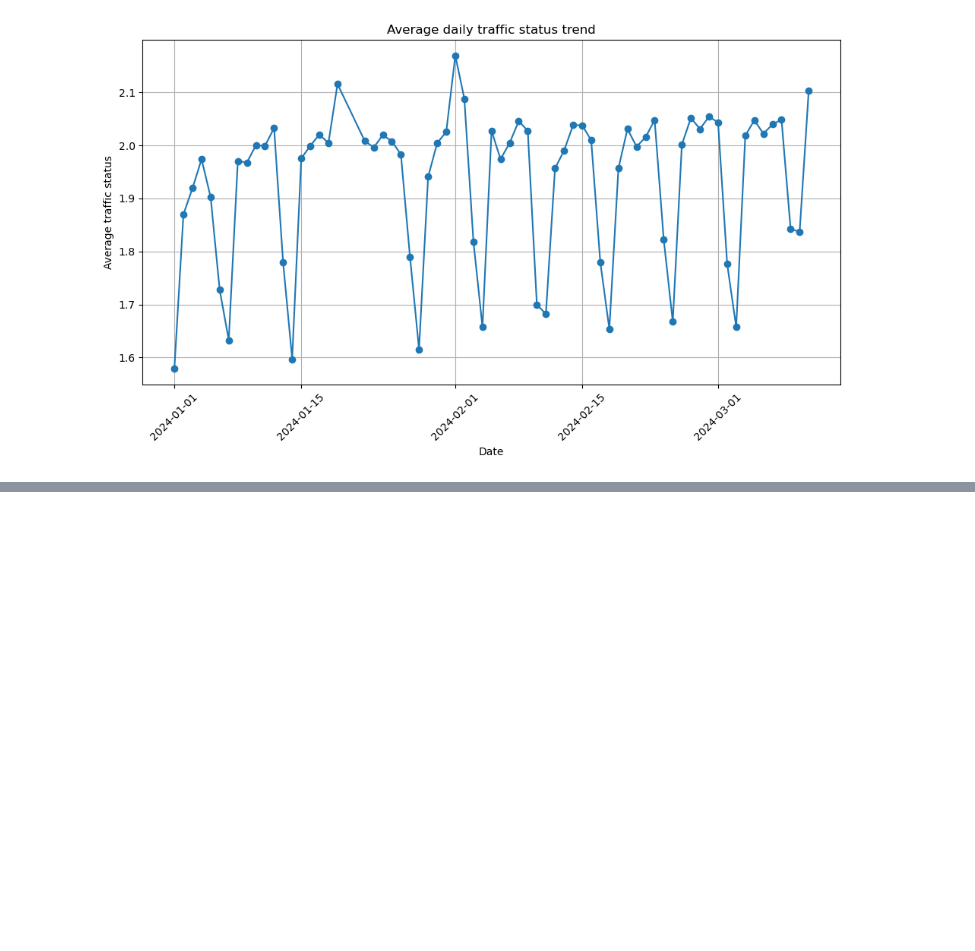
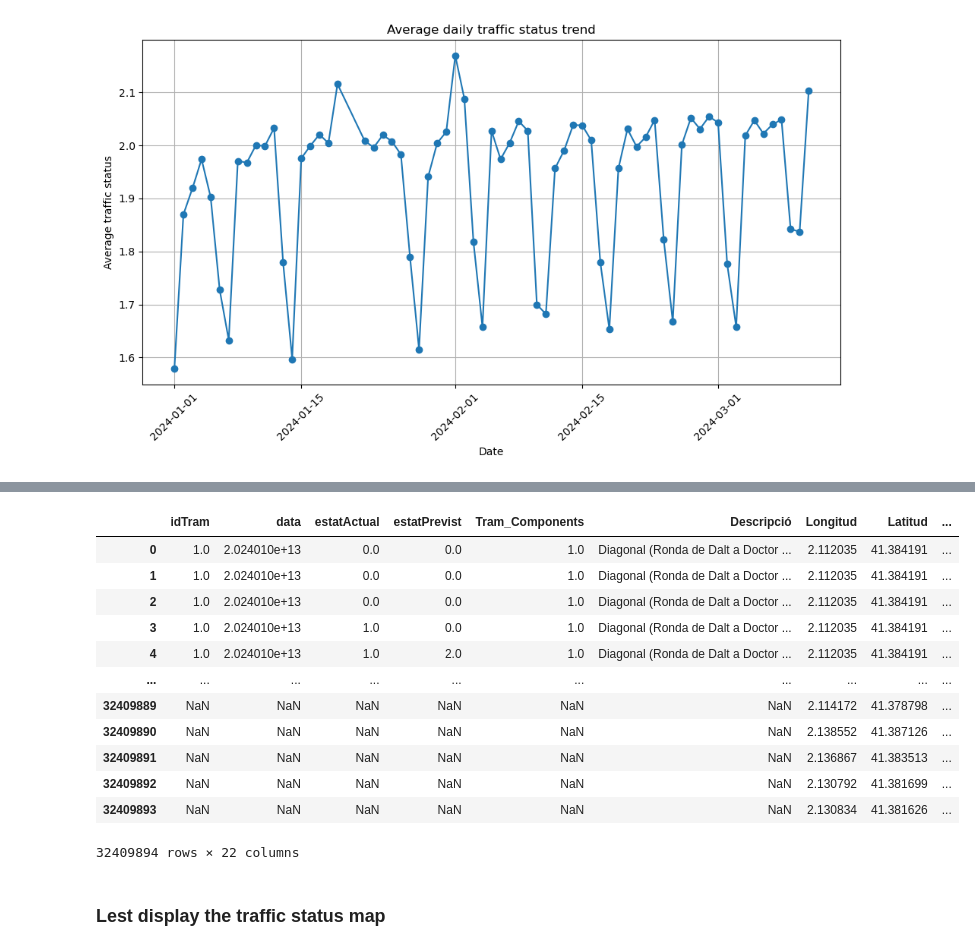
Before and after one commit to UrbanAIOptimser/parkpulse, a Jupyter notebook: parking_prediction/2024_traffic.ipynb, the cells around one changed output, grey strips where cells are left out. Cells and saved outputs as stored; diff of their text form; code cells hidden in the pictures; blank space fills up the shorter version.

```diff
--- a/parking_prediction/2024_traffic.ipynb
+++ b/parking_prediction/2024_traffic.ipynb
@@ -661,0 +652,7 @@ Traffic States 3, 4, and 5 (e.g., dense, very dense, congested): These categorie
+# %%
+df_traffic = pd.read_csv('2024_traffic.csv')
+df_infrastructure = pd.read_csv('Infraestructures_Inventari_Reserves.csv')
+
+# Merging the dataframes
+infra_df = pd.merge(df_traffic, df_infrastructure, on=['Longitud', 'Latitud'])
+print(infra_df.head())
@@ -661,0 +665,5 @@ Traffic States 3, 4, and 5 (e.g., dense, very dense, congested): These categorie
+# %%
+infra_df = pd.merge(df_traffic, df_infrastructure, on=['Longitud', 'Latitud'], how='outer')
+
+# Verificar el DataFrame fusionado
+print(infra_df.head())
@@ -661,0 +688,18 @@ Traffic States 3, 4, and 5 (e.g., dense, very dense, congested): These categorie
+# %%
+infra_df
+# %% [output]
+|  | idTram | data | estatActual | estatPrevist | Tram_Components | Descripció | Longitud | Latitud | ... |
+| 0 | 1.0 | 2.024010e+13 | 0.0 | 0.0 | 1.0 | Diagonal (Ronda de Dalt a Doctor ... | 2.112035 | 41.384191 | ... |
+| 1 | 1.0 | 2.024010e+13 | 0.0 | 0.0 | 1.0 | Diagonal (Ronda de Dalt a Doctor ... | 2.112035 | 41.384191 | ... |
+| 2 | 1.0 | 2.024010e+13 | 0.0 | 0.0 | 1.0 | Diagonal (Ronda de Dalt a Doctor ... | 2.112035 | 41.384191 | ... |
+| 3 | 1.0 | 2.024010e+13 | 1.0 | 0.0 | 1.0 | Diagonal (Ronda de Dalt a Doctor ... | 2.112035 | 41.384191 | ... |
+| 4 | 1.0 | 2.024010e+13 | 1.0 | 2.0 | 1.0 | Diagonal (Ronda de Dalt a Doctor ... | 2.112035 | 41.384191 | ... |
+| ... | ... | ... | ... | ... | ... | ... | ... | ... | ... |
+| 32409889 | NaN | NaN | NaN | NaN | NaN | NaN | 2.114172 | 41.378798 | ... |
+| 32409890 | NaN | NaN | NaN | NaN | NaN | NaN | 2.138552 | 41.387126 | ... |
+| 32409891 | NaN | NaN | NaN | NaN | NaN | NaN | 2.136867 | 41.383513 | ... |
+| 32409892 | NaN | NaN | NaN | NaN | NaN | NaN | 2.130792 | 41.381699 | ... |
+| 32409893 | NaN | NaN | NaN | NaN | NaN | NaN | 2.130834 | 41.381626 | ... |
+32409894 rows × 22 columns
+# %% [markdown]
+### Lest display the traffic status map
```
Also changed, not shown: parts of 42 cells of this notebook.
